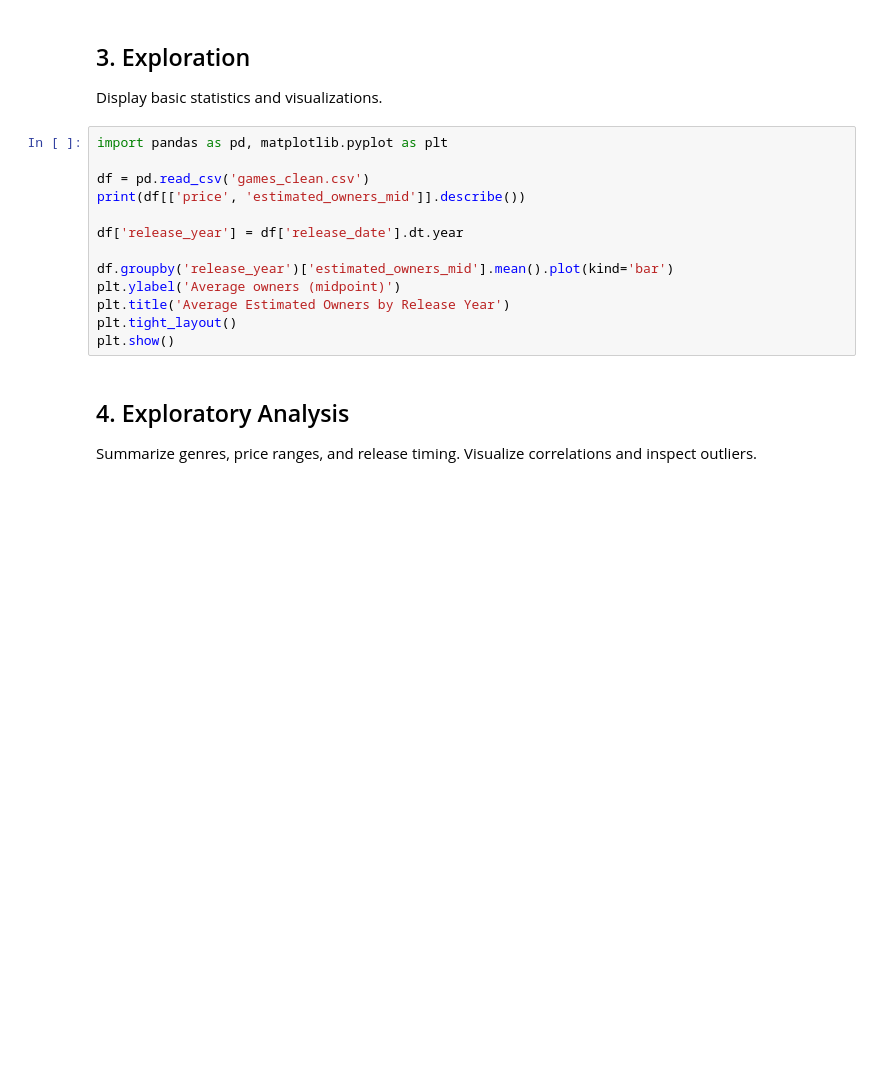
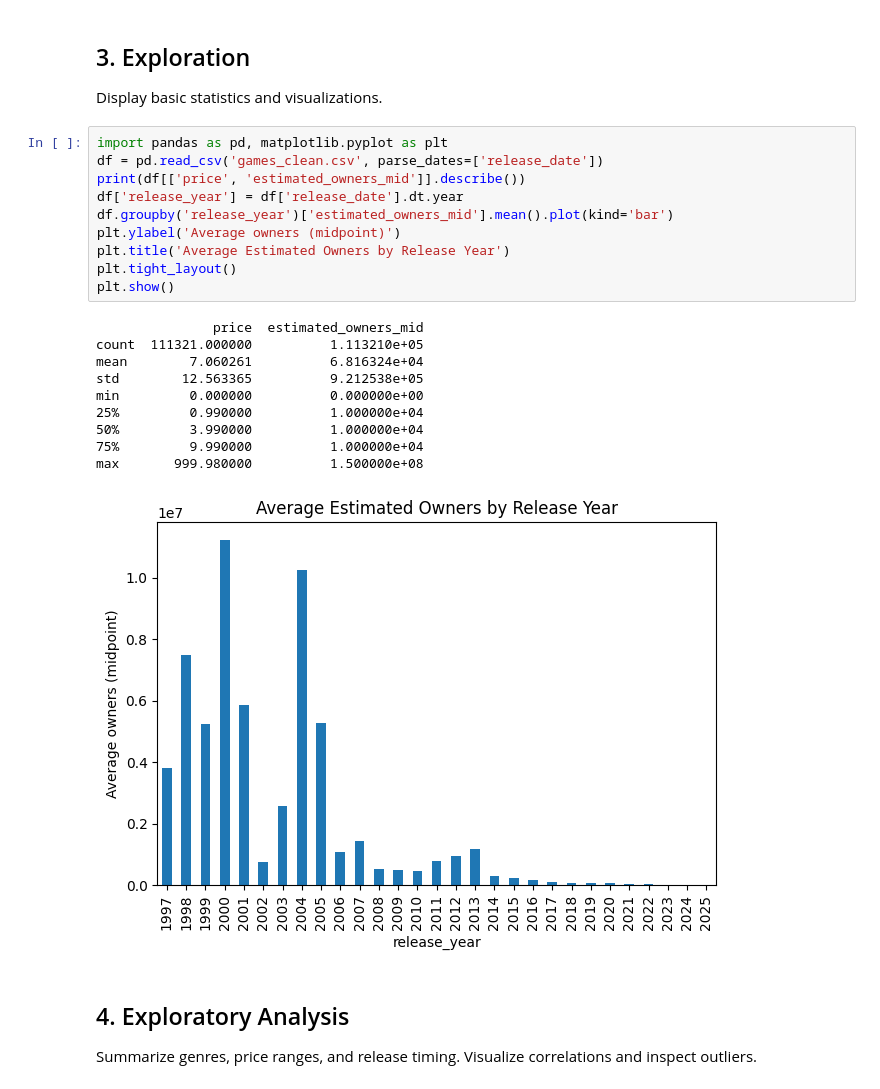
Before and after one commit to LowTideDev/Data-Analytics-Capstone, a Jupyter notebook: steam_analysis.ipynb, the cells around one changed output. Saved outputs shown, nothing was run; the diff lists cells and outputs as text; blank space fills up the shorter version.

```diff
--- a/steam_analysis.ipynb
+++ b/steam_analysis.ipynb
@@ -85,17 +79,25 @@ print("games_clean.csv saved with", len(df), "rows")
 Display basic statistics and visualizations.
 # %%
 import pandas as pd, matplotlib.pyplot as plt
-
-df = pd.read_csv('games_clean.csv')
+df = pd.read_csv('games_clean.csv', parse_dates=['release_date'])
 print(df[['price', 'estimated_owners_mid']].describe())
-
 df['release_year'] = df['release_date'].dt.year
-
 df.groupby('release_year')['estimated_owners_mid'].mean().plot(kind='bar')
 plt.ylabel('Average owners (midpoint)')
 plt.title('Average Estimated Owners by Release Year')
 plt.tight_layout()
 plt.show()
+# %% [output]
+               price  estimated_owners_mid
+count  111321.000000          1.113210e+05
+mean        7.060261          6.816324e+04
+std        12.563365          9.212538e+05
+min         0.000000          0.000000e+00
+25%         0.990000          1.000000e+04
+50%         3.990000          1.000000e+04
+75%         9.990000          1.000000e+04
+max       999.980000          1.500000e+08
+[figure, added]
 # %% [markdown]
 ## 4. Exploratory Analysis
 Summarize genres, price ranges, and release timing. Visualize correlations and inspect outliers.
```
Also changed, not shown: parts of 6 cells of this notebook, 1 other file.
